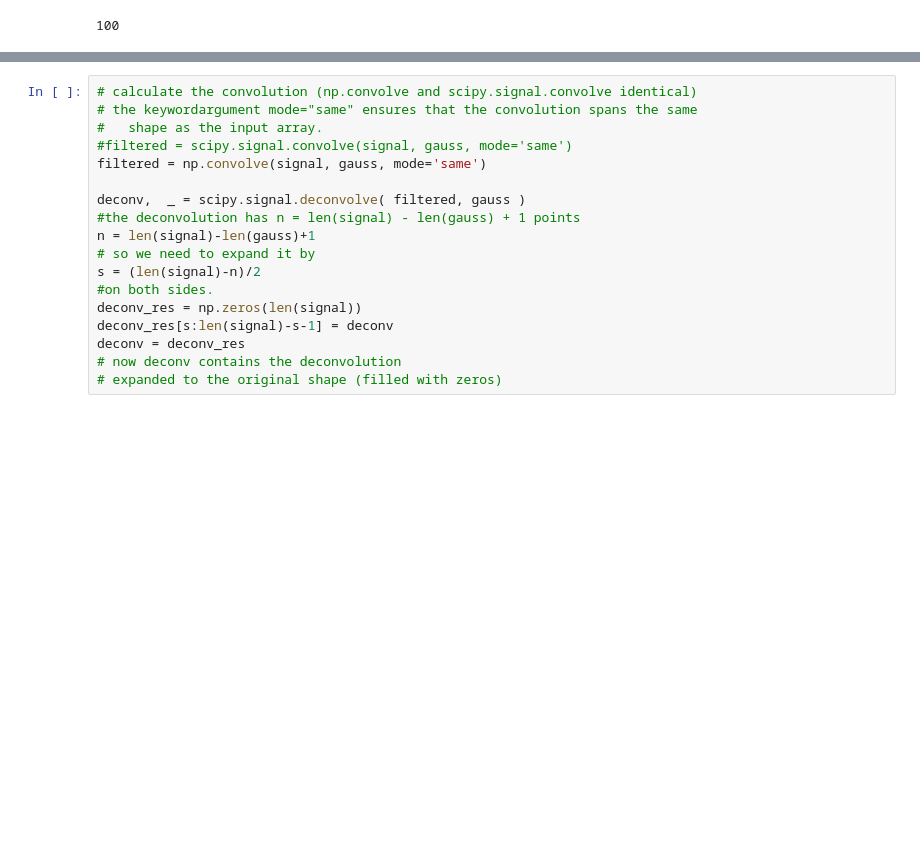
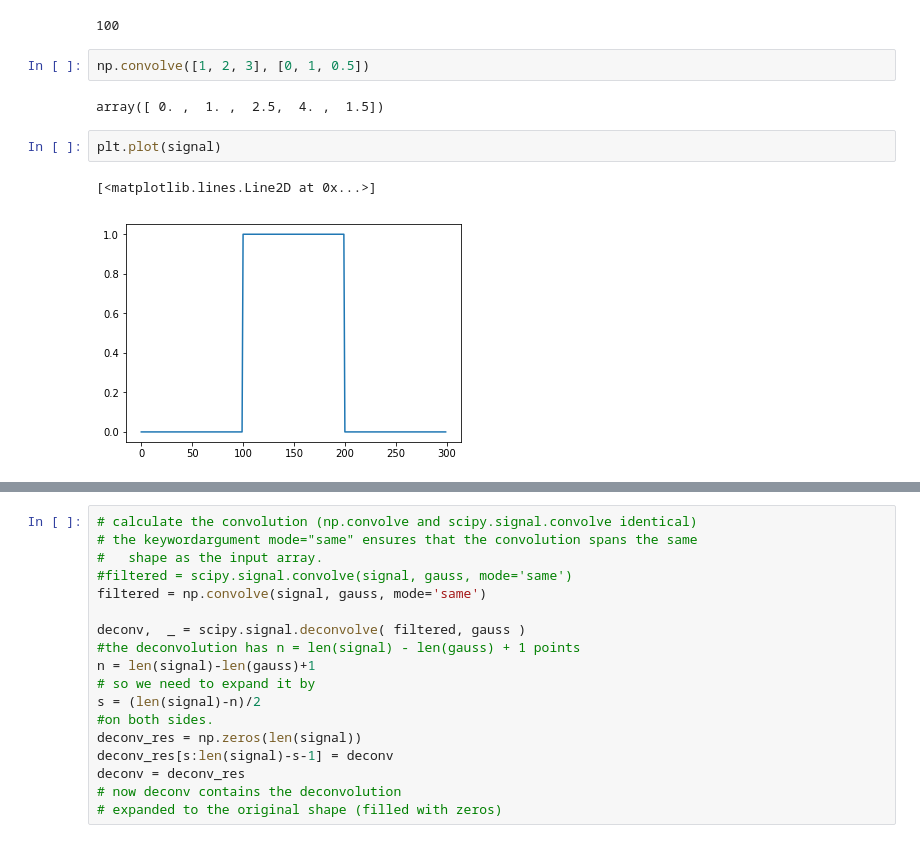
Before and after one commit to zhangy6x/research_stuff, a Jupyter notebook: jupyter_notebooks/convolve_deconvolve.ipynb, the cells around one changed output, grey strips where cells are left out. Saved outputs shown, nothing was run; the diff lists cells and outputs as text; blank space fills up the shorter version.

```diff
--- a/jupyter_notebooks/convolve_deconvolve.ipynb
+++ b/jupyter_notebooks/convolve_deconvolve.ipynb
@@ -14,3 +14,12 @@ list(signal).count(1)
 # %% [output]
 0.0130329074485
 100
+# %%
+np.convolve([1, 2, 3], [0, 1, 0.5])
+# %% [output]
+array([ 0. ,  1. ,  2.5,  4. ,  1.5])
+# %%
+plt.plot(signal)
+# %% [output]
+[<matplotlib.lines.Line2D at 0x...>]
+[figure, added]
```
Also changed, not shown: parts of 2 cells of this notebook, 8 other files.
